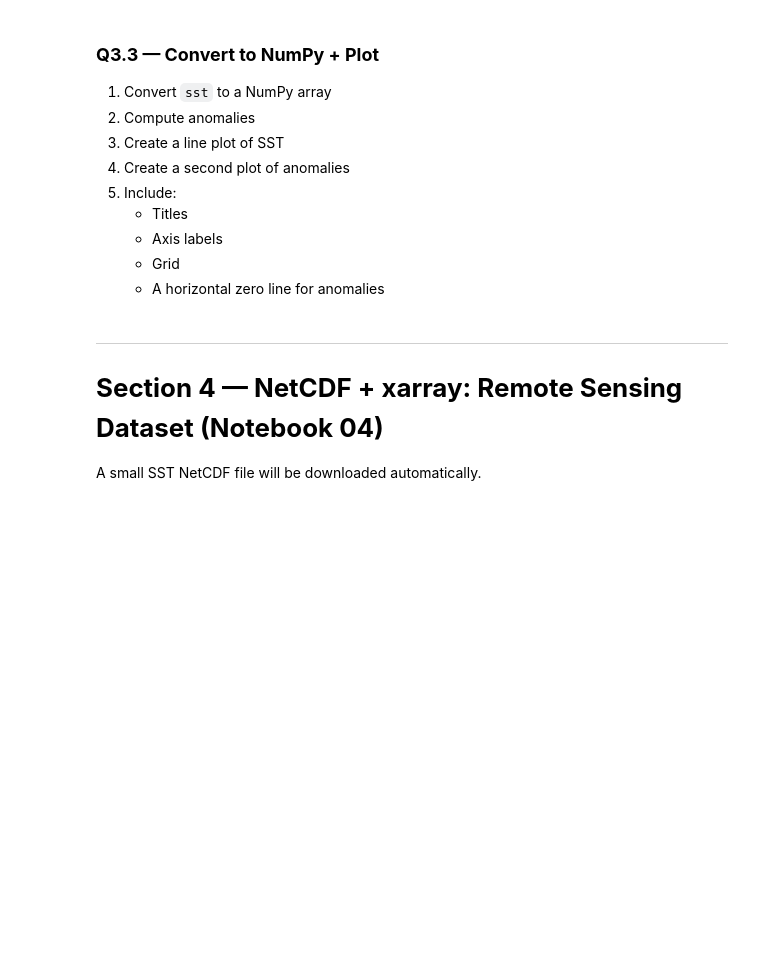
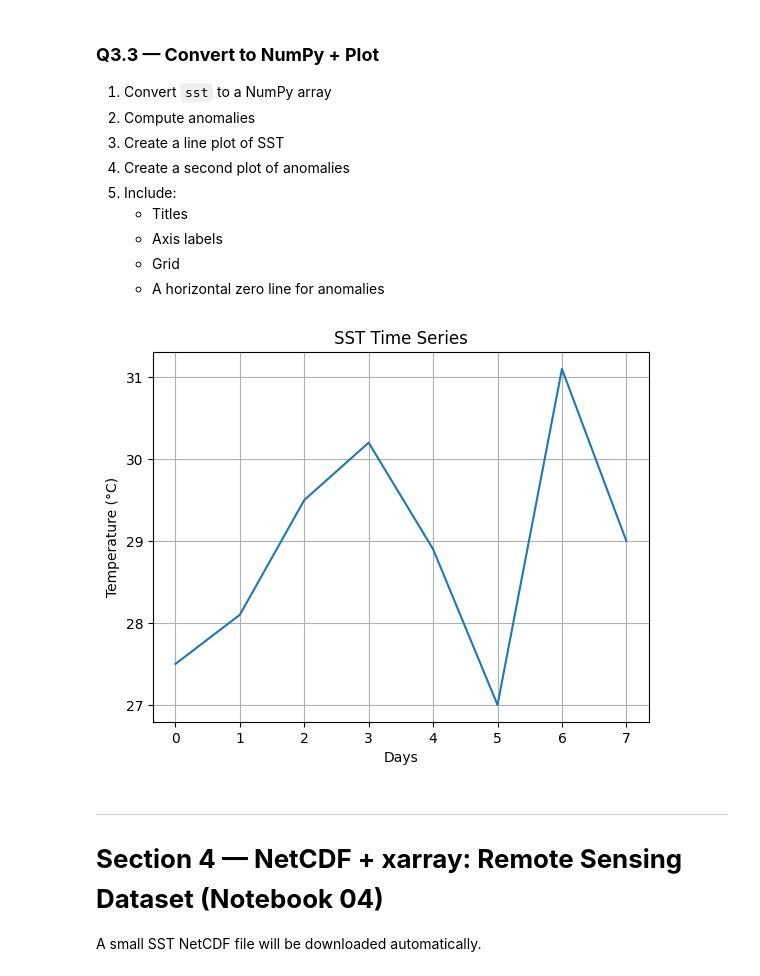
Before and after one commit to rsgis2025shaitali-web/python-basics, a Jupyter notebook: notebooks/05_Capstone_Assignment.ipynb, the cells around one changed output. Cells and saved outputs as stored; diff of their text form; code cells hidden in the pictures; blank space fills up the shorter version.

```diff
--- a/notebooks/05_Capstone_Assignment.ipynb
+++ b/notebooks/05_Capstone_Assignment.ipynb
@@ -182,3 +243,18 @@ import matplotlib.pyplot as plt
+# %%
+# Q3.3
+import numpy as np
+import matplotlib.pyplot as plt
+
+sst = [27.5, 28.1, 29.5, 30.2, 28.9, 27.0, 31.1, 29.0]
+
+plt.figure()
+plt.plot(sst, label='SST')
+plt.xlabel('Days')
+plt.ylabel('Temperature (°C)')
+plt.title('SST Time Series')
+plt.grid(True)
+# %% [output]
+[figure, added]
 # %% [markdown]
 ---
 # **Section 4 — NetCDF + xarray: Remote Sensing Dataset (Notebook 04)**
```
Also changed, not shown: parts of 18 cells of this notebook.
